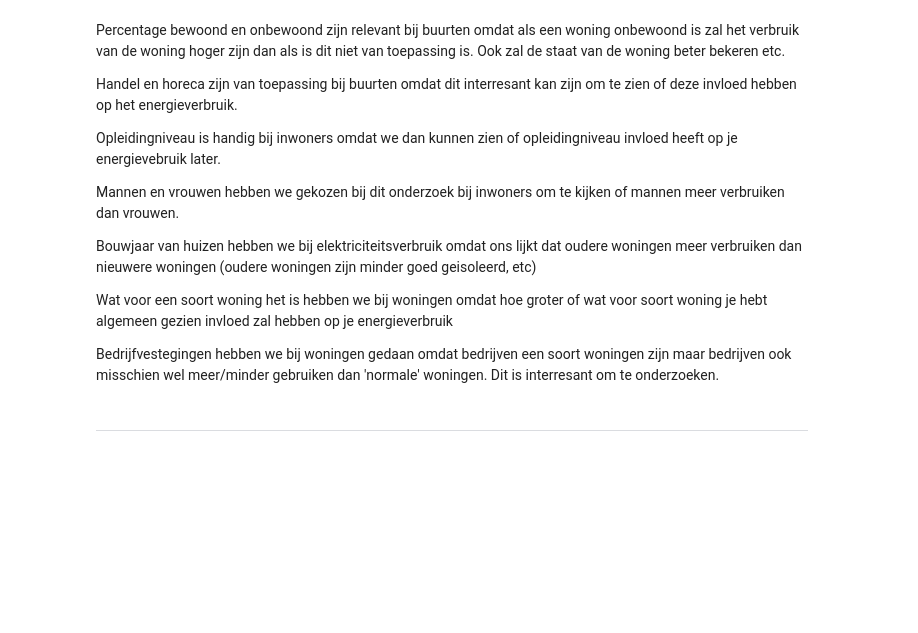
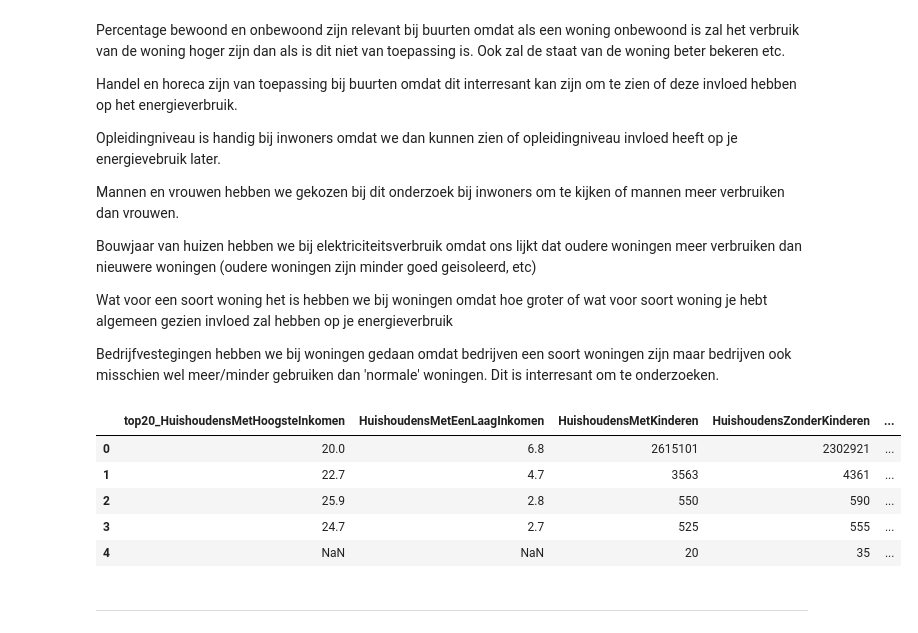
Before and after one commit to smeerkaas1234/Datalab-Jupyter-notebook-group-5, a Jupyter notebook: Notebook template.ipynb, the cells around one changed output. Saved outputs shown, nothing was run; the diff lists cells and outputs as text; code cells hidden in the pictures; blank space fills up the shorter version.

```diff
--- a/Notebook template.ipynb
+++ b/Notebook template.ipynb
@@ -180,6 +180,33 @@ Bouwjaar van huizen hebben we bij elektriciteitsverbruik omdat ons lijkt dat oud
 Wat voor een soort woning het is hebben we bij woningen omdat hoe groter of wat voor soort woning je hebt algemeen gezien invloed zal hebben op je energieverbruik
 
 Bedrijfvestegingen hebben we bij woningen gedaan omdat bedrijven een soort woningen zijn maar bedrijven ook misschien wel meer/minder gebruiken dan 'normale' woningen. Dit is interresant om te onderzoeken.
+# %%
+# Lucas
+# Renaming columns
+buurt_namen = ['Wijken_Buurt', 'Gemeente', 'Regio_soort', 'Bevolkingsdichtheid', 'Woningvoorraad', 'Gemiddelde_WOZWaarde_Woningen', 'PercentageEengezinswoning', 'PercentageMeergezinswoning', 'PercentageBewoond', 'PercentageOnbewoond', 'GIHandelEnHoreca', 'AfstandTotHuisartsenpraktijk', 'AfstandTotGroteSupermarkt', 'AfstandTotKinderdagverblijf', 'AfstandTotSchool', 'OppervlakteLand', 'OppervlakteWater', 'MateVanStedelijkheid', 'Omgevingsadressendichtheid']
+inwon_namen = ['top20_HuishoudensMetHoogsteInkomen', 'HuishoudensMetEenLaagInkomen', 'HuishoudensMetKinderen','HuishoudensZonderKinderen', 'Bevolkingsdichtheid', 'OpleidingsniveauLaag', 'OpleidingsniveauMiddelbaar', 'OpleidingsniveauHoog', 'Mannen', 'Vrouwen','k_0Tot15Jaar', 'k_15Tot25Jaar', 'k_25Tot45Jaar', 'k_45Tot65Jaar', 'k_65JaarOfOuder', 'GeboorteTotaal', 'GeboorteRelatief', 'SterfteTotaal', 'SterfteRelatief',]
+wonin_namen = ['GemiddeldElektriciteitsverbruikTotaal', 'GemiddeldAardgasverbruikTotaal', 'BouwjaarVoor2000', 'BouwjaarVanaf2000','PercentageWoningenMetStadsverwarming',]
+elekt_namen = ['GemiddeldeHuishoudensgrootte', 'Appartement', 'Tussenwoning', 'Hoekwoning','TweeOnderEenKapWoning', 'VrijstaandeWoning', 'BedrijfsvestigingenTotaal',]
+
+buurten.columns = buurt_namen
+inwoners.columns = inwon_namen
+elektriciteitsverbruik.columns = wonin_namen
+woningen.columns = elekt_namen
+
+# making a total dataset
+to_merge = [buurten, inwoners, elektriciteitsverbruik, woningen]
+
+buurten_merge = pd.concat(to_merge)
+
+buurten_merge.head()
+inwoners.head()
+# %% [output]
+|  | top20_HuishoudensMetHoogsteInkomen | HuishoudensMetEenLaagInkomen | HuishoudensMetKinderen | HuishoudensZonderKinderen | ... |
+| 0 | 20.0 | 6.8 | 2615101 | 2302921 | ... |
+| 1 | 22.7 | 4.7 | 3563 | 4361 | ... |
+| 2 | 25.9 | 2.8 | 550 | 590 | ... |
+| 3 | 24.7 | 2.7 | 525 | 555 | ... |
+| 4 | NaN | NaN | 20 | 35 | ... |
 # %% [markdown]
 ---
 # %% [markdown]
```
Also changed, not shown: parts of 1 cell of this notebook.
